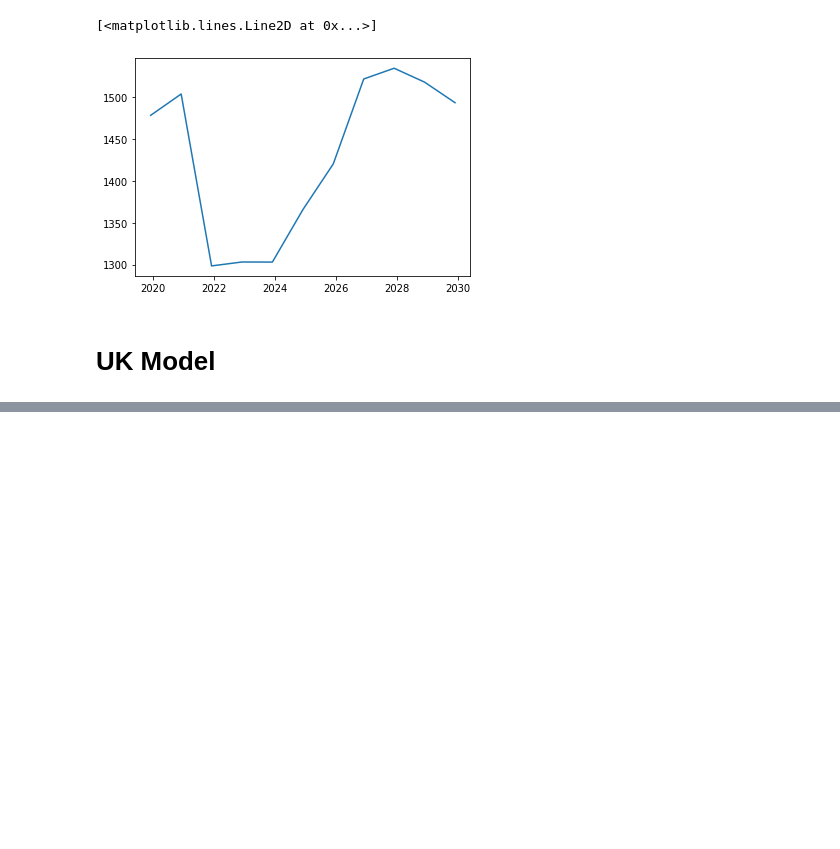
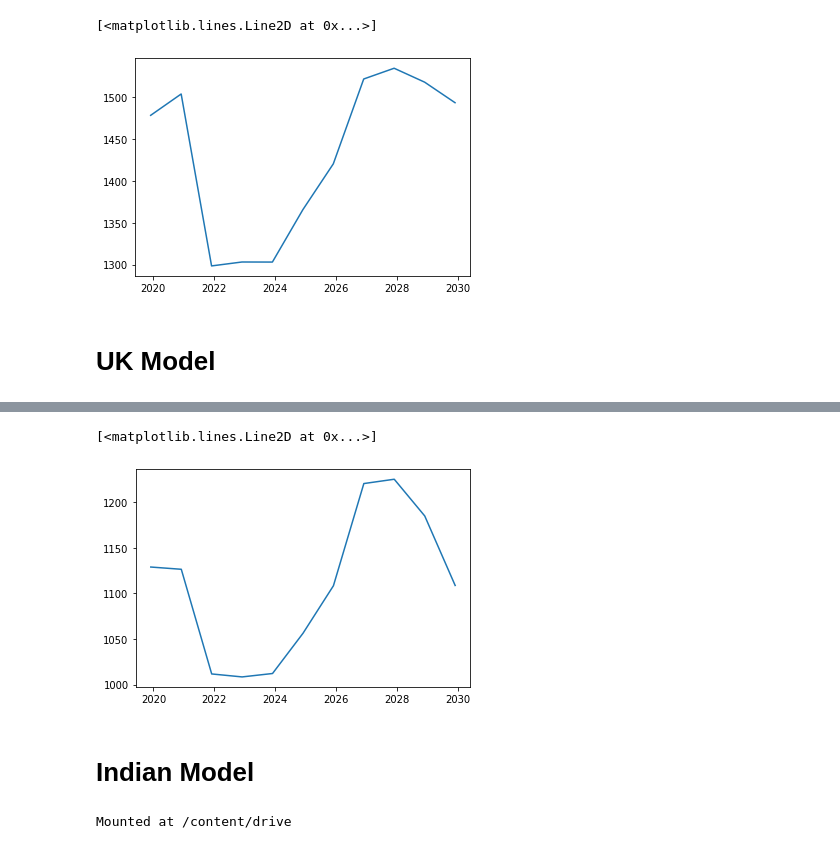
Before and after one commit to cjvilla/Gold-Projections, a Jupyter notebook: Code/LSTM_neural_network.ipynb, the cells around one changed output, grey strips where cells are left out. Drawn from its saved outputs; the diff is of its cells as text; code cells hidden in the pictures; blank space fills up the shorter version.

```diff
--- a/Code/LSTM_neural_network.ipynb
+++ b/Code/LSTM_neural_network.ipynb
@@ -246,0 +431,11 @@ plt.plot(X[:],arr[:])
+# %%
+arr = []
+data = X_test_t[-1].reshape(-1)
+
+for i in range(10):
+    y_pred = model.predict(data.reshape(1,-1,1), batch_size=32)
+    y_pred = y_pred.reshape(-1)[0]
+    data = np.roll(data,1)
+    arr.append(y_pred)
+arr.insert(0, y_test.pound[-1])
+arr
@@ -246,0 +454,6 @@ plt.plot(X[:],arr[:])
+# %%
+X = []
+X.append(pd.Timestamp('2019-12'))
+for i in range(0,10):
+    X.append(pd.Timestamp('202'+str(i)+'-12'))
+X
@@ -246,0 +472,5 @@ plt.plot(X[:],arr[:])
+# %%
+plt.plot(X[:],arr[:])
+# %% [output]
+[<matplotlib.lines.Line2D at 0x...>]
+[figure, added]
@@ -246,0 +479,2 @@ plt.plot(X[:],arr[:])
+# %% [markdown]
+# **Indian Model**
@@ -246,0 +488,5 @@ plt.plot(X[:],arr[:])
+# %%
+from google.colab import drive
+drive.mount('/content/drive')
+# %% [output]
+Mounted at /content/drive
```
Also changed, not shown: parts of 80 cells of this notebook.
